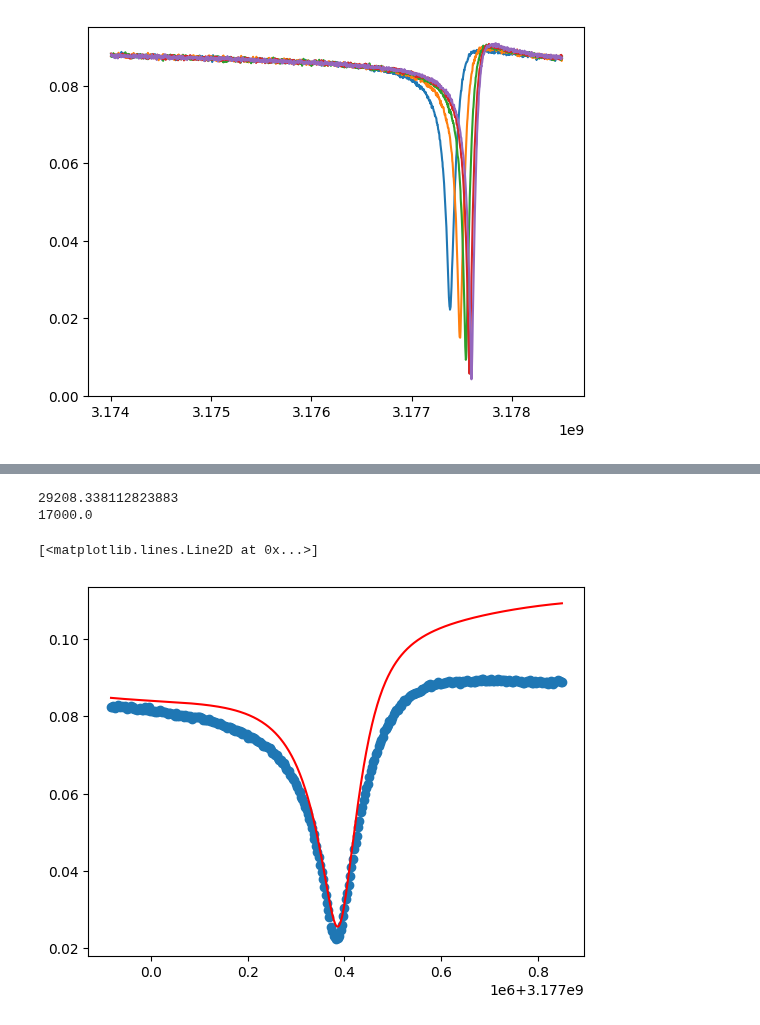
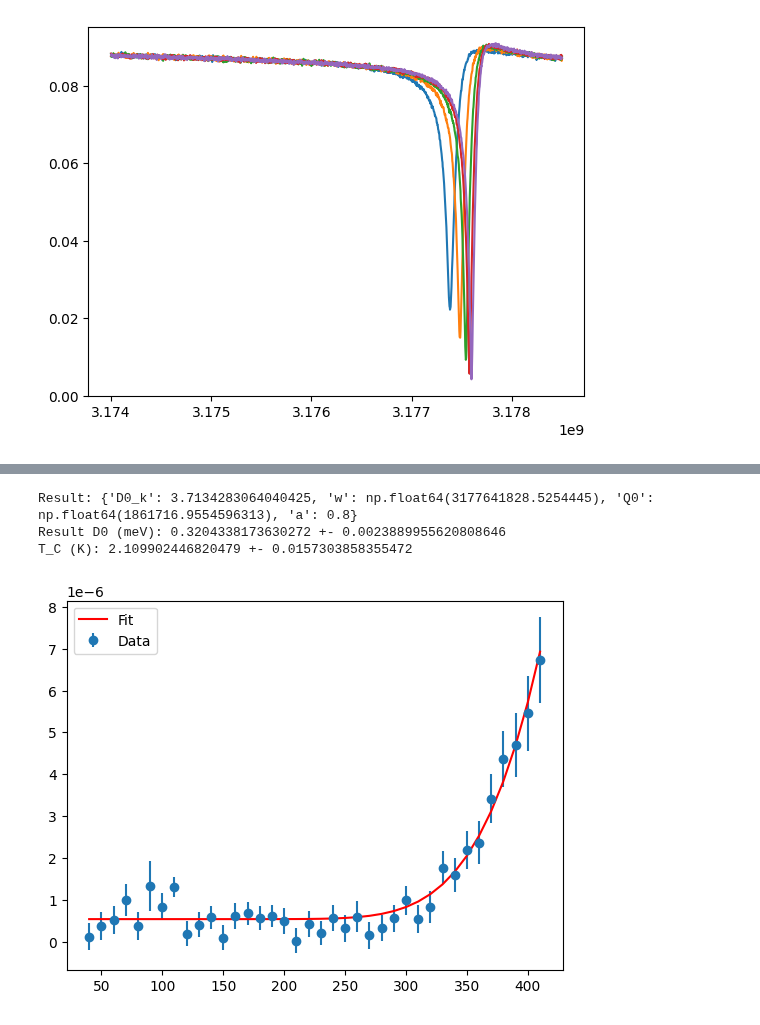
Before and after one commit to biqute/QTLab2425, a Jupyter notebook: IRdetection/Analysis/fitting_resonances_gap.ipynb, the cells around one changed output, grey strips where cells are left out. Cells and saved outputs as stored; diff of their text form; code cells hidden in the pictures.

Commit message:
Add resonance and qi factor models; enhance fit plotting with error bars; fitted 1/QI as a function of T

```diff
--- a/IRdetection/Analysis/fitting_resonances_gap.ipynb
+++ b/IRdetection/Analysis/fitting_resonances_gap.ipynb
@@ -172,28 +147,44 @@ Qt_guess: 49262.232558139534
 [figure]
 [figure]
-# %%
-def S21__fixed_model(f: np.ndarray) -> np.ndarray:
-
-    K = 0.09623
-    Qt = 21983
-    Qi = 88866
-    Qc = 1/(1/Qt - 1/Qi)
-    phi = -0.2369
-    f0 = 3.1774e9 - fmin
-    A = 0.0
-    B = 2.8643e-8
-    C = 8.0398e-15
-    D = -3.5988e-20
-
-    print(Qc)
-    print(f0)
-
-    return (A + B*(f-fmin) + C*(f-fmin)**2 + D*(f-fmin)**3) + K * np.abs((1 - Qt*np.abs(1/Qt - 1/Qi)*np.exp(1j*phi)/(1 + 2j*Qt*((f-fmin) - f0)/fmin)))
-
-plt.scatter(f_i, y_i)
-plt.plot(f_i, S21__fixed_model(f_i), color='red')
-# %% [output]
-29208.338112823883
-17000.0
-[<matplotlib.lines.Line2D at 0x...>]
-[figure, removed]
+# %%
+from scipy import constants as cs
+mask = (np.array(T)<250.0)
+mask2= (np.array(T)<150)
+_Q0 = np.mean(np.array(Qi_plot)[mask])
+w = np.mean(np.array(result_fr)[mask2])
+
+initial_guess = {
+    "Q0": _Q0**-1,
+    "a": 0.8,
+    "D0_k": 3.67,
+    "w": w
+    }
+
+fit_data = np.column_stack((T, Qi_plot))
+fitter = Fitter(model_function=md.qi_factor_model,
+                    param_names=["Q0", "a", "D0_k", "w"],
+                    data=fit_data,
+                    yerr=err_Qi_plot,
+                    loss_function=LeastSquares,
+                    params_initial_guess=initial_guess)
+
+fitter.model.set_active_params(["D0_k"])
+result = fitter.fit()
+
+result_dict = result.values.to_dict()
+result_dict['w'] = w
+result_dict['Q0'] = _Q0**-1
+result_dict['a'] = initial_guess['a']
+err_dict = result.errors.to_dict()
+
+print(f"Result: {result_dict}")
+print(f"Result D0 (meV): {result_dict["D0_k"]*cs.k/(1.6e-22)} +- {err_dict['D0_k']*cs.k/(1.6e-22)}")
+T_C = 2/3.52 * result_dict["D0_k"]
+print(f"T_C (K): {T_C} +- {2/3.52 * err_dict['D0_k']}")
+grapher = fitPlotter(result_dict, T, Qi_plot, md.qi_factor_model, err_y = err_Qi_plot)
+grapher.simple_plot()
+# %% [output]
+Result: {'D0_k': 3.7134283064040425, 'w': np.float64(3177641828.5254445), 'Q0': np.float64(1861716.9554596313), 'a': 0.8}
+Result D0 (meV): 0.3204338173630272 +- 0.0023889955620808646
+T_C (K): 2.109902446820479 +- 0.0157303858355472
+[figure, added]
```
Also changed, not shown: parts of 2 cells of this notebook, 3 other files.
